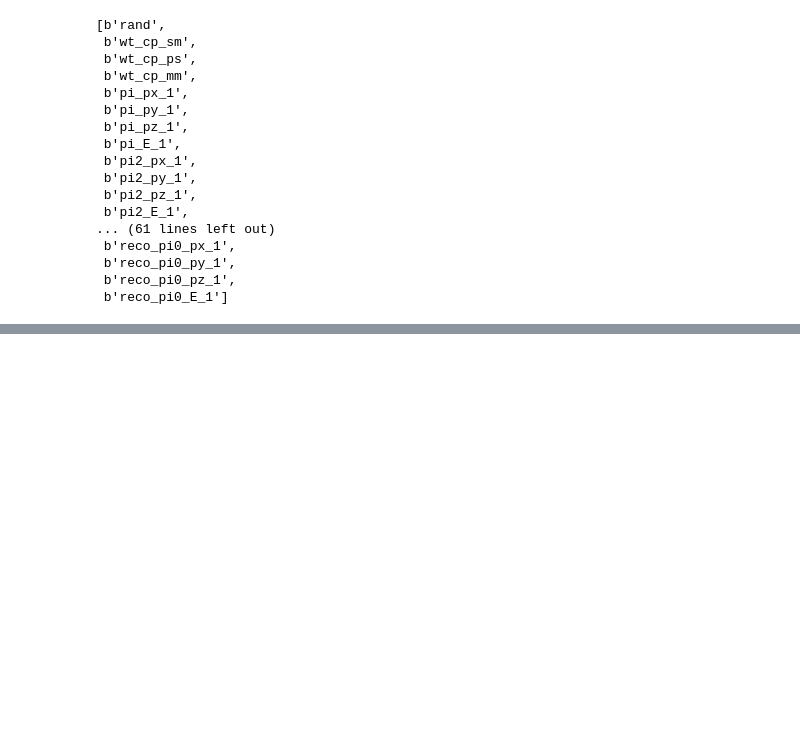
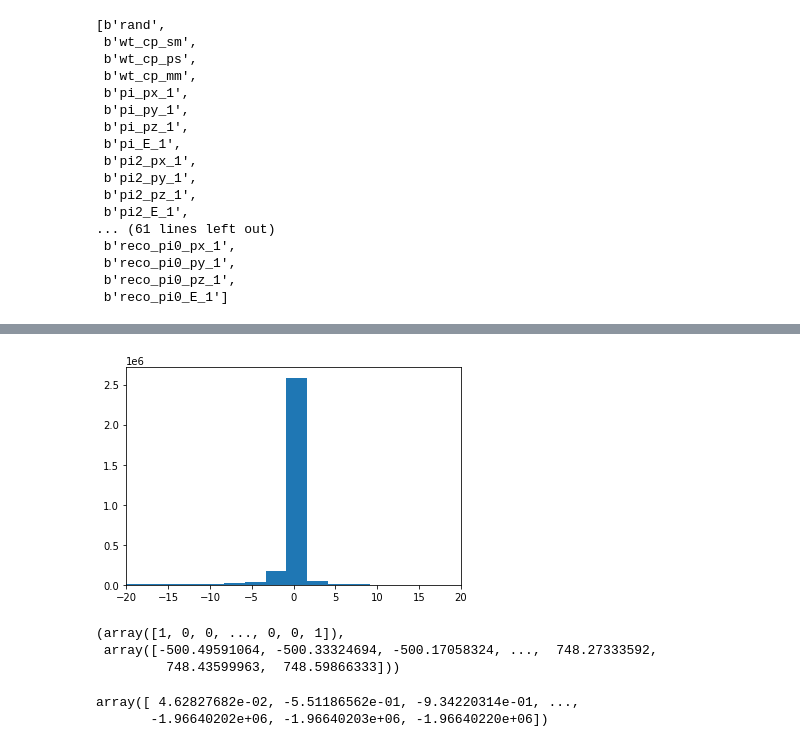
Before and after one commit to stanleyycheung/MSci-Project-HiggsTauTau, a Jupyter notebook: stanley/smearing.ipynb, the cells around one changed output, grey strips where cells are left out. Cells and saved outputs as stored; diff of their text form; code cells hidden in the pictures; blank space fills up the shorter version.

```diff
--- a/stanley/smearing.ipynb
+++ b/stanley/smearing.ipynb
@@ -26,0 +161,21 @@ tree_tt.keys()
+# %%
+pi_p_t_dist = reco_pi.p_t - pi.p_t
+# %%
+plt.hist(pi_p_t_dist, bins=500)
+plt.xlim(-20, 20)
+plt.show()
+# %% [output]
+[figure, added]
+# %%
+np.histogram(pi_p_t_dist, bins='scott')
+# plt.show()
+# %% [output]
+(array([1, 0, 0, ..., 0, 0, 1]),
+ array([-500.49591064, -500.33324694, -500.17058324, ...,  748.27333592,
+         748.43599963,  748.59866333]))
+# %%
+cdf = np.cumsum(pi_p_t_dist)
+cdf_y = cdf_y/cdf_y.max()
+# %% [output]
+array([ 4.62827682e-02, -5.51186562e-01, -9.34220314e-01, ...,
+       -1.96640202e+06, -1.96640203e+06, -1.96640220e+06])
```
Also changed, not shown: parts of 22 cells of this notebook, 10 other files.
